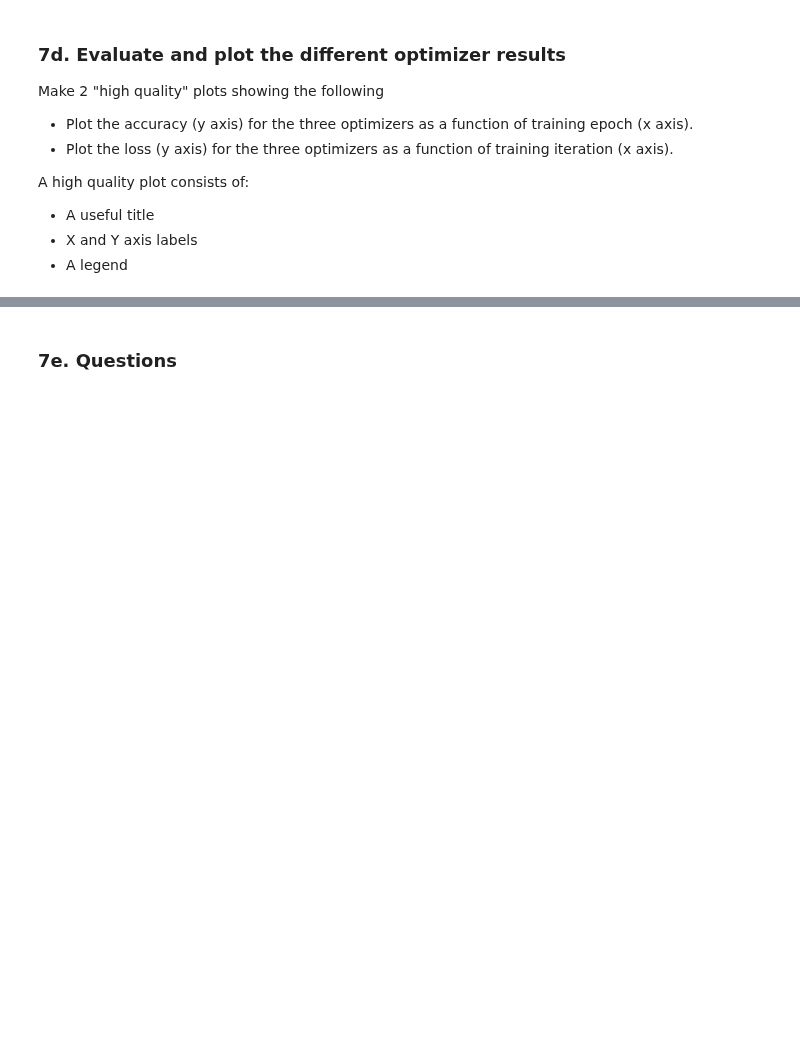
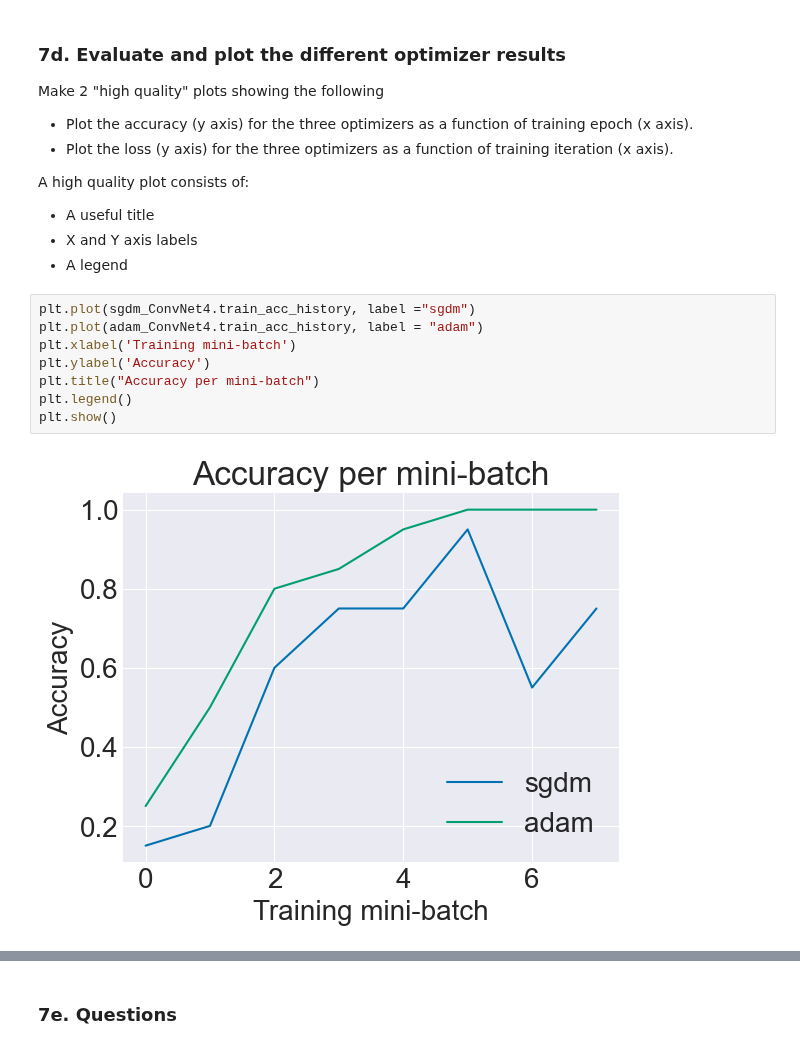
Before and after one commit to GhailanFadah/Neural-Networks, a Jupyter notebook: project 3/optimize_and_train_cnn.ipynb, the cells around one changed output, grey strips where cells are left out. Drawn from its saved outputs; the diff is of its cells as text; blank space fills up the shorter version.

Commit message:
graphs and questions

```diff
--- a/project 3/optimize_and_train_cnn.ipynb
+++ b/project 3/optimize_and_train_cnn.ipynb
@@ -341,3 +348,13 @@ A high quality plot consists of:
 - A useful title
 - X and Y axis labels
 - A legend
+# %%
+plt.plot(sgdm_ConvNet4.train_acc_history, label ="sgdm")
+plt.plot(adam_ConvNet4.train_acc_history, label = "adam")
+plt.xlabel('Training mini-batch')
+plt.ylabel('Accuracy')
+plt.title("Accuracy per mini-batch")
+plt.legend()
+plt.show()
+# %% [output]
+[figure, added]
```
Also changed, not shown: parts of 6 cells of this notebook, 3 other files.
